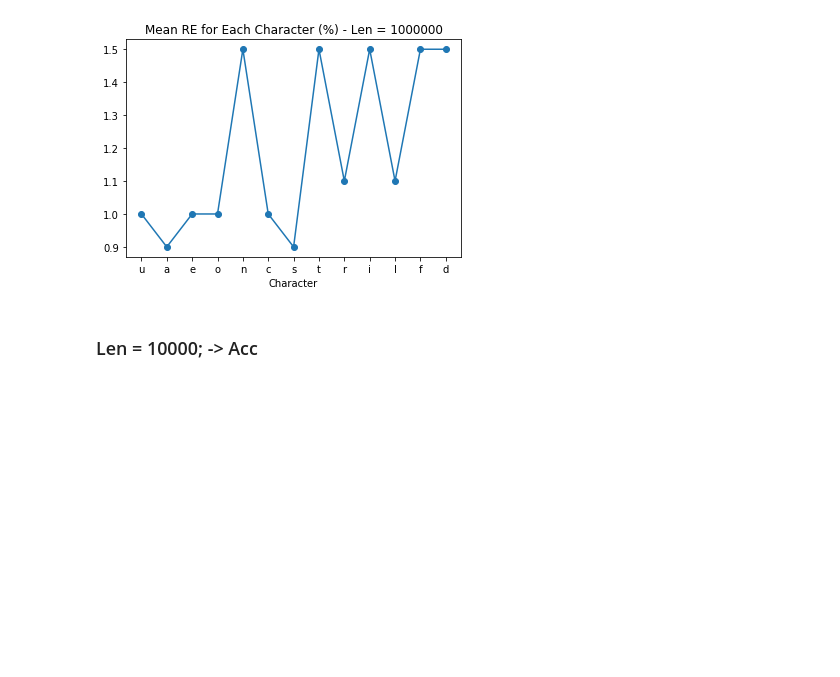
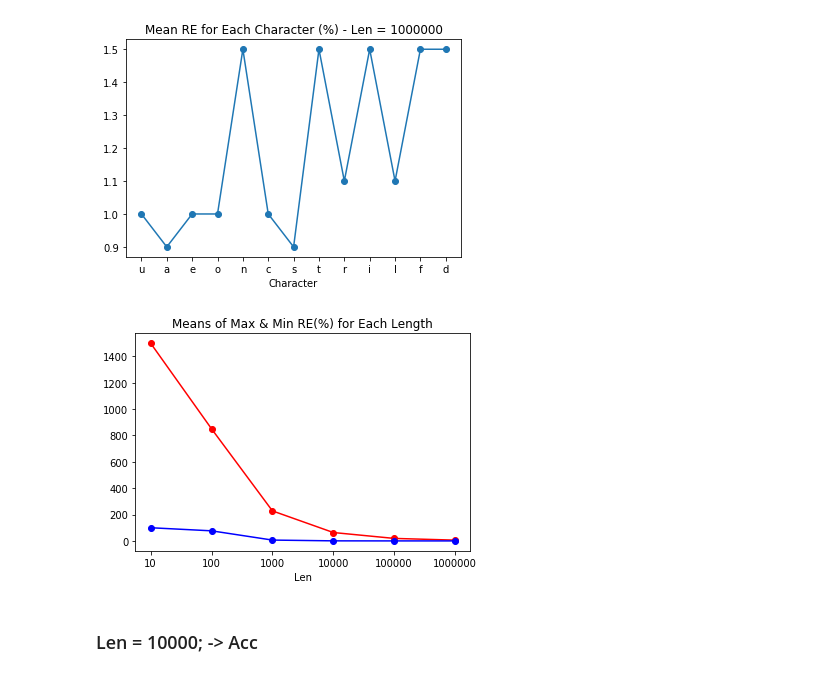
Before and after one commit to luis99fonseca/AA, a Jupyter notebook: Project02/Untitled.ipynb, the cells around one changed output. Cells and saved outputs as stored; diff of their text form; code cells hidden in the pictures; blank space fills up the shorter version.

```diff
--- a/Project02/Untitled.ipynb
+++ b/Project02/Untitled.ipynb
@@ -491,3 +662,11 @@ plt.show()
+# %%
+plt.plot(len_keys[:6], [np.mean(max_10), np.mean(max_100), np.mean(max_1000), np.mean(max_10000), np.mean(max_100000), np.mean(max_1000000)], marker="o", c="red")
+plt.plot(len_keys[:6], [np.mean(min_10), np.mean(min_100), np.mean(min_1000), np.mean(min_10000), np.mean(min_100000), np.mean(min_1000000)], marker="o", c="blue")
+plt.title("Means of Max & Min RE(%) for Each Length")
+plt.xlabel("Len")
+plt.show()
+# %% [output]
+[figure, added]
 # %% [markdown]
 ### Len = 10000; -> Acc
 # %%
```
Also changed, not shown: parts of 3 cells of this notebook, 1 other file.
